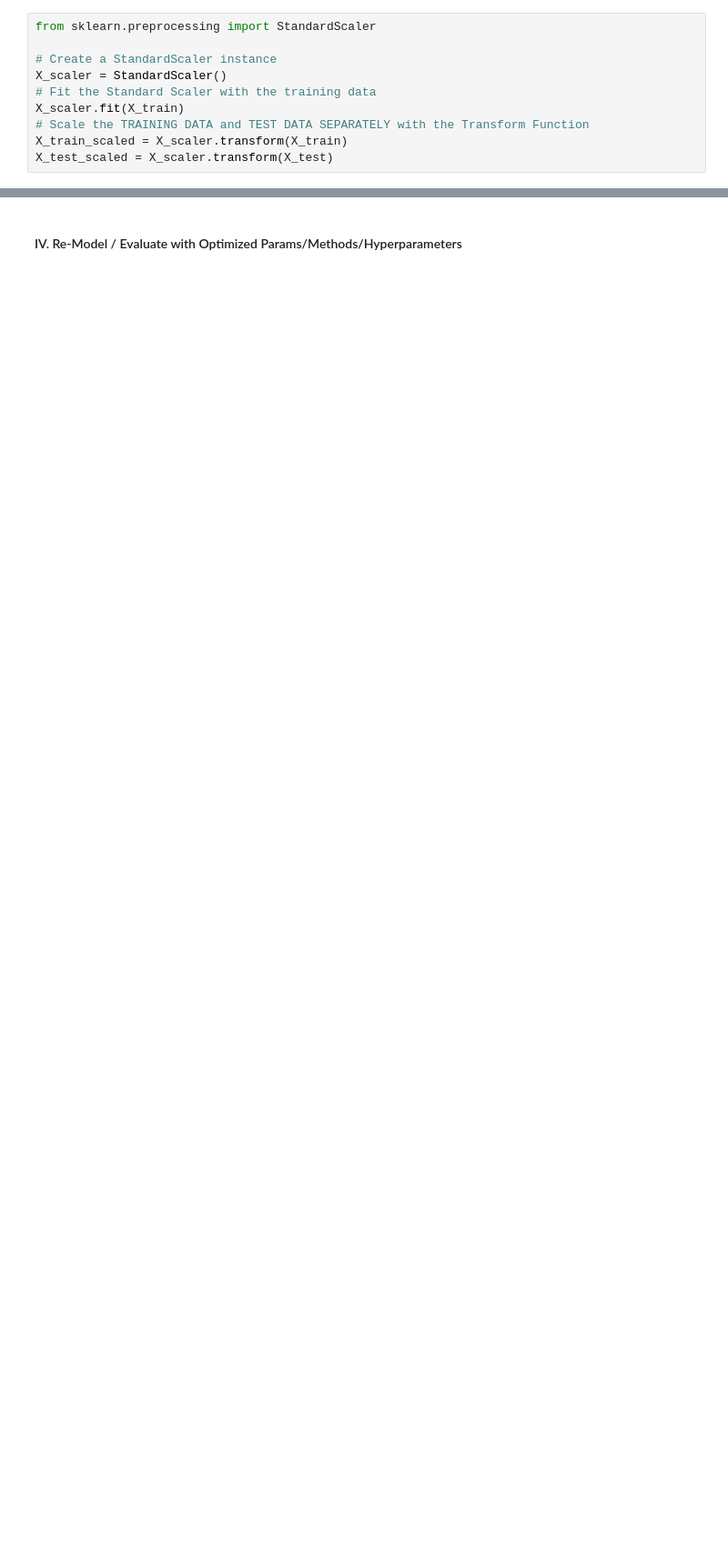
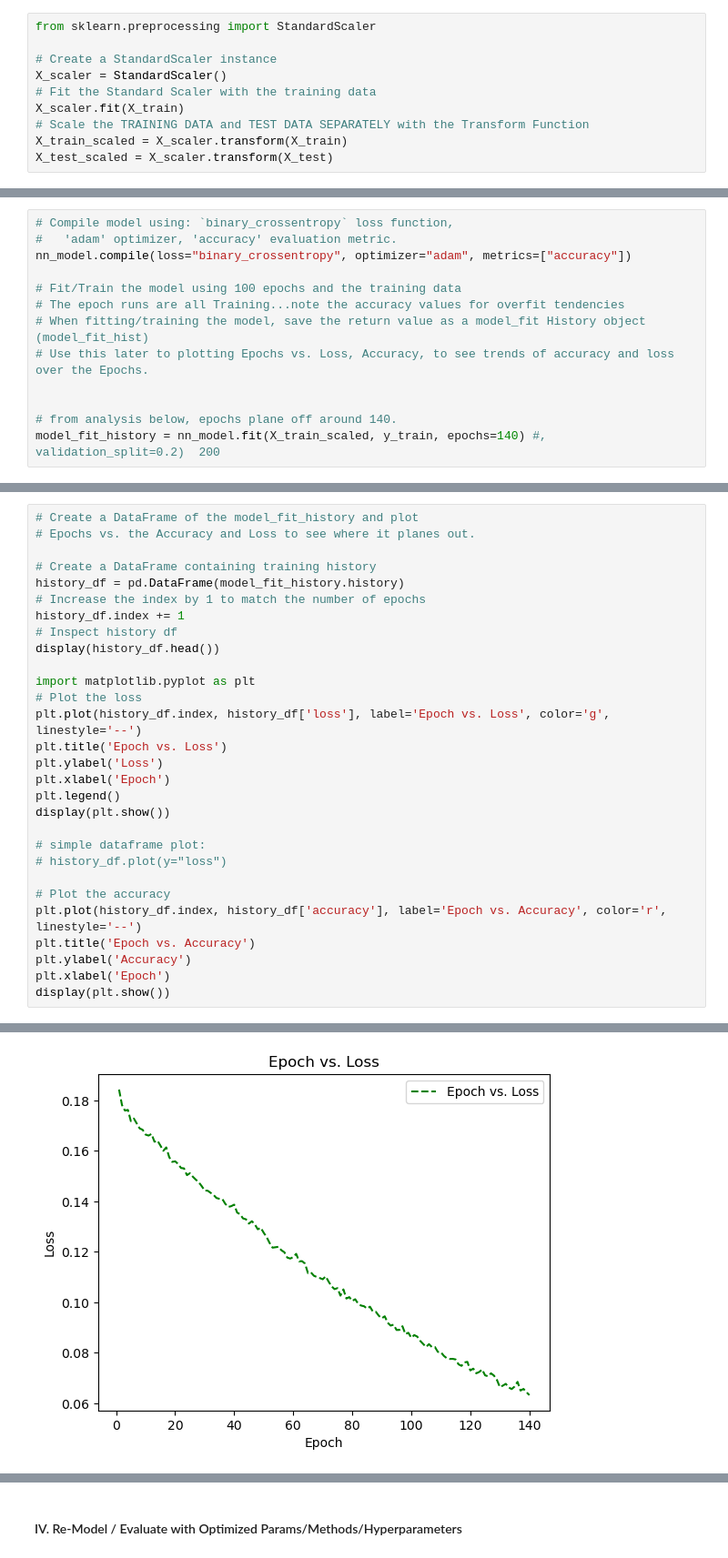
Before and after one commit to willablackmon/predicting_nfl_qb_success, a Jupyter notebook: modeling_notebooks/models_neural_network_01.ipynb, the cells around one changed output, grey strips where cells are left out. Shown: that part at 91% size. Drawn from its saved outputs; the diff is of its cells as text; blank space fills up the shorter version.

```diff
--- a/modeling_notebooks/models_neural_network_01.ipynb
+++ b/modeling_notebooks/models_neural_network_01.ipynb
@@ -257,0 +377,13 @@ X_test_scaled = X_scaler.transform(X_test)
+# %%
+# Compile model using: `binary_crossentropy` loss function,
+#   'adam' optimizer, 'accuracy' evaluation metric.
+nn_model.compile(loss="binary_crossentropy", optimizer="adam", metrics=["accuracy"])
+
+# Fit/Train the model using 100 epochs and the training data
+# The epoch runs are all Training...note the accuracy values for overfit tendencies
+# When fitting/training the model, save the return value as a model_fit History object (model_fit_hist)
+# Use this later to plotting Epochs vs. Loss, Accuracy, to see trends of accuracy and loss over the Epochs.
+
+
+# from analysis below, epochs plane off around 140.
+model_fit_history = nn_model.fit(X_train_scaled, y_train, epochs=140) #, validation_split=0.2)  200
@@ -257,0 +431,30 @@ X_test_scaled = X_scaler.transform(X_test)
+# %%
+# Create a DataFrame of the model_fit_history and plot
+# Epochs vs. the Accuracy and Loss to see where it planes out.
+
+# Create a DataFrame containing training history
+history_df = pd.DataFrame(model_fit_history.history)
+# Increase the index by 1 to match the number of epochs
+history_df.index += 1
+# Inspect history df
+display(history_df.head())
+
+import matplotlib.pyplot as plt
+# Plot the loss
+plt.plot(history_df.index, history_df['loss'], label='Epoch vs. Loss', color='g', linestyle='--')
+plt.title('Epoch vs. Loss')
+plt.ylabel('Loss')
+plt.xlabel('Epoch')
+plt.legend()
+display(plt.show())
+
+# simple dataframe plot:
+# history_df.plot(y="loss")
+
+# Plot the accuracy
+plt.plot(history_df.index, history_df['accuracy'], label='Epoch vs. Accuracy', color='r', linestyle='--')
+plt.title('Epoch vs. Accuracy')
+plt.ylabel('Accuracy')
+plt.xlabel('Epoch')
+display(plt.show())
+# %% [output]
@@ -257,0 +467 @@ X_test_scaled = X_scaler.transform(X_test)
+[figure, added]
```
Also changed, not shown: parts of 46 cells of this notebook, 2 other files.
